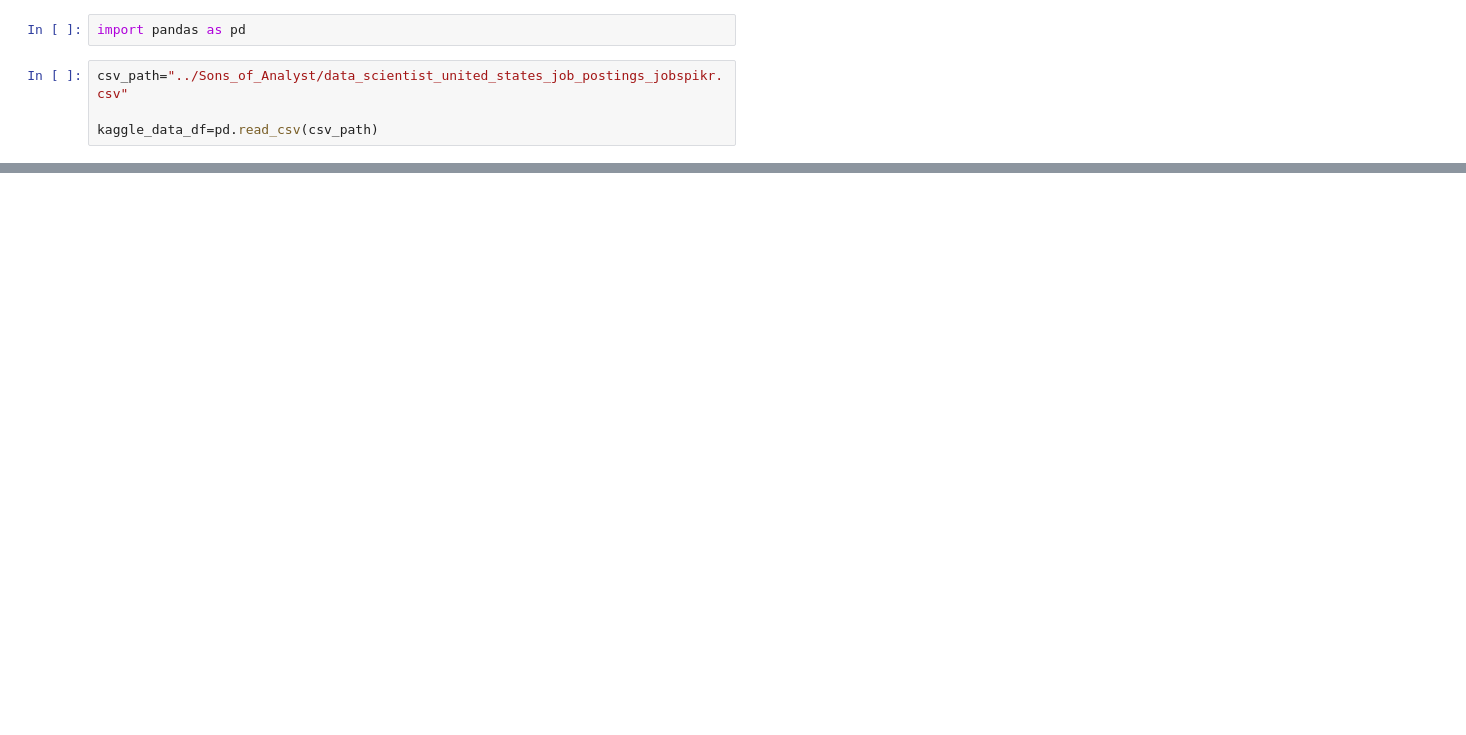
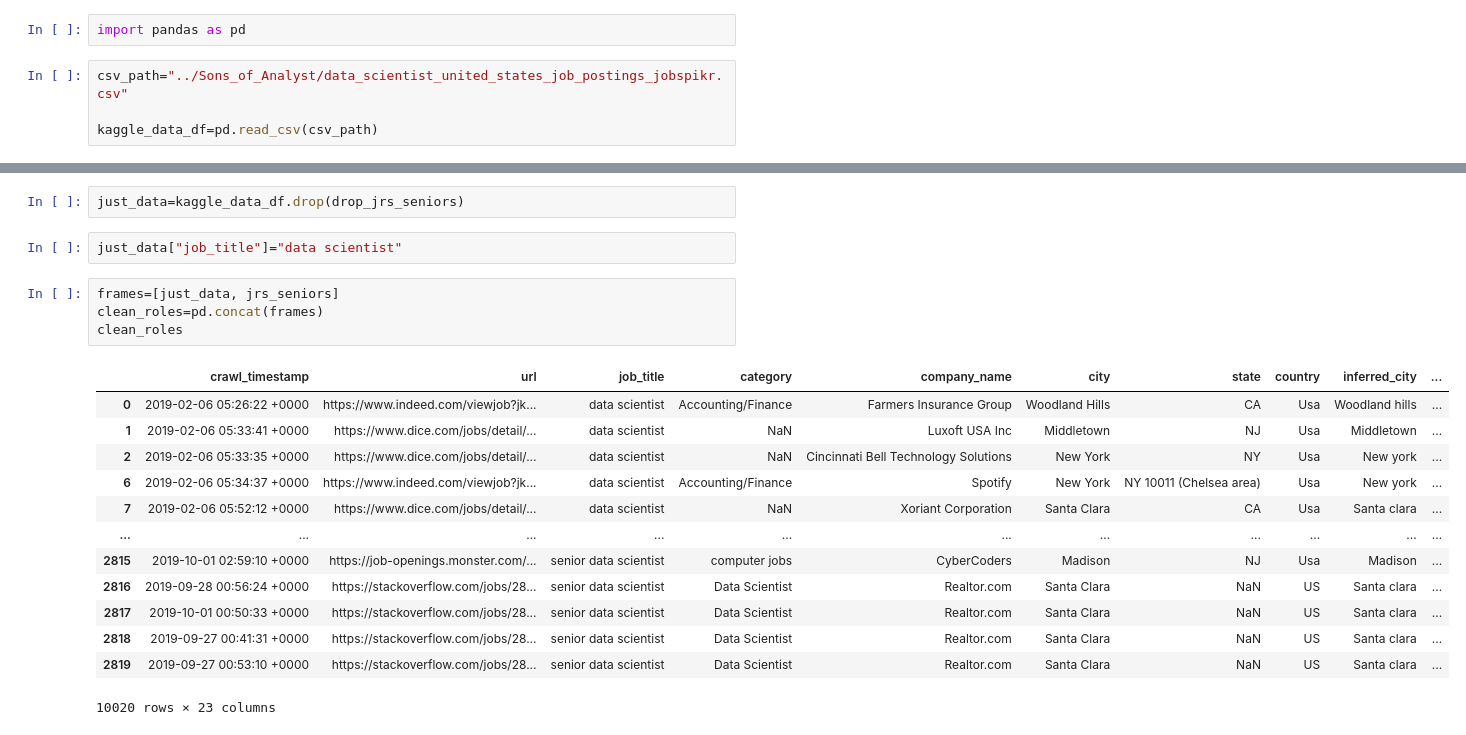
Before and after one commit to Jonsey1696/Sons_of_Analyst, a Jupyter notebook: kaggle_csv_to_df.ipynb, the cells around one changed output, grey strips where cells are left out. Drawn from its saved outputs; the diff is of its cells as text; blank space fills up the shorter version.

```diff
--- a/kaggle_csv_to_df.ipynb
+++ b/kaggle_csv_to_df.ipynb
@@ -16,0 +165,22 @@ kaggle_data_df.head()
+# %%
+just_data=kaggle_data_df.drop(drop_jrs_seniors)
+# %%
+just_data["job_title"]="data scientist"
+# %%
+frames=[just_data, jrs_seniors]
+clean_roles=pd.concat(frames)
+clean_roles
+# %% [output]
+|  | crawl_timestamp | url | job_title | category | company_name | city | state | country | inferred_city | ... |
+| 0 | 2019-02-06 05:26:22 +0000 | https://www.indeed.com/viewjob?jk... | data scientist | Accounting/Finance | Farmers Insurance Group | Woodland Hills | CA | Usa | Woodland hills | ... |
+| 1 | 2019-02-06 05:33:41 +0000 | https://www.dice.com/jobs/detail/... | data scientist | NaN | Luxoft USA Inc | Middletown | NJ | Usa | Middletown | ... |
+| 2 | 2019-02-06 05:33:35 +0000 | https://www.dice.com/jobs/detail/... | data scientist | NaN | Cincinnati Bell Technology Solutions | New York | NY | Usa | New york | ... |
+| 6 | 2019-02-06 05:34:37 +0000 | https://www.indeed.com/viewjob?jk... | data scientist | Accounting/Finance | Spotify | New York | NY 10011 (Chelsea area) | Usa | New york | ... |
+| 7 | 2019-02-06 05:52:12 +0000 | https://www.dice.com/jobs/detail/... | data scientist | NaN | Xoriant Corporation | Santa Clara | CA | Usa | Santa clara | ... |
+| ... | ... | ... | ... | ... | ... | ... | ... | ... | ... | ... |
+| 2815 | 2019-10-01 02:59:10 +0000 | https://job-openings.monster.com/... | senior data scientist | computer jobs | CyberCoders | Madison | NJ | Usa | Madison | ... |
+| 2816 | 2019-09-28 00:56:24 +0000 | https://stackoverflow.com/jobs/28... | senior data scientist | Data Scientist | Realtor.com | Santa Clara | NaN | US | Santa clara | ... |
+| 2817 | 2019-10-01 00:50:33 +0000 | https://stackoverflow.com/jobs/28... | senior data scientist | Data Scientist | Realtor.com | Santa Clara | NaN | US | Santa clara | ... |
+| 2818 | 2019-09-27 00:41:31 +0000 | https://stackoverflow.com/jobs/28... | senior data scientist | Data Scientist | Realtor.com | Santa Clara | NaN | US | Santa clara | ... |
+| 2819 | 2019-09-27 00:53:10 +0000 | https://stackoverflow.com/jobs/28... | senior data scientist | Data Scientist | Realtor.com | Santa Clara | NaN | US | Santa clara | ... |
+10020 rows × 23 columns
```
Also changed, not shown: parts of 22 cells of this notebook, 2 other files.
